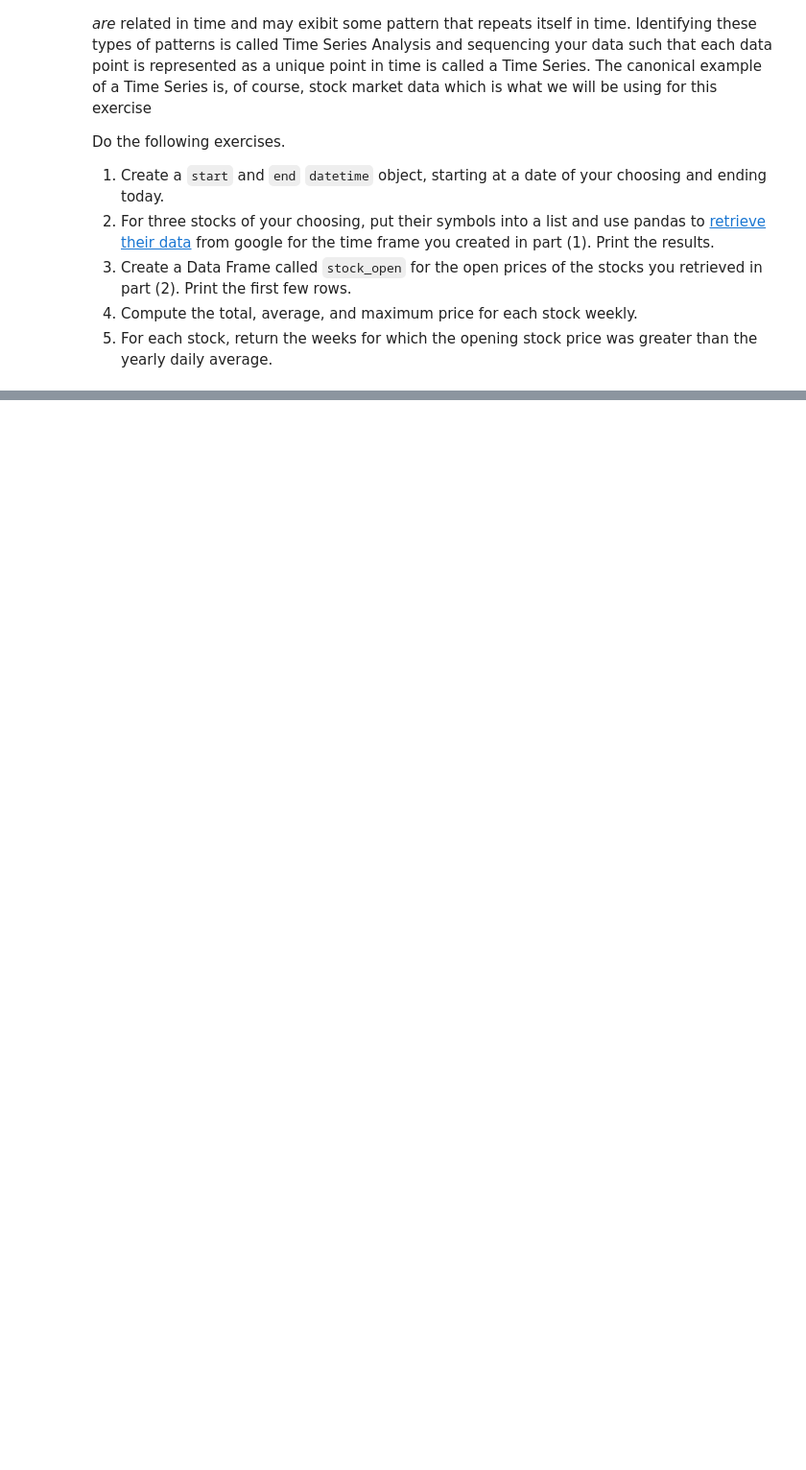
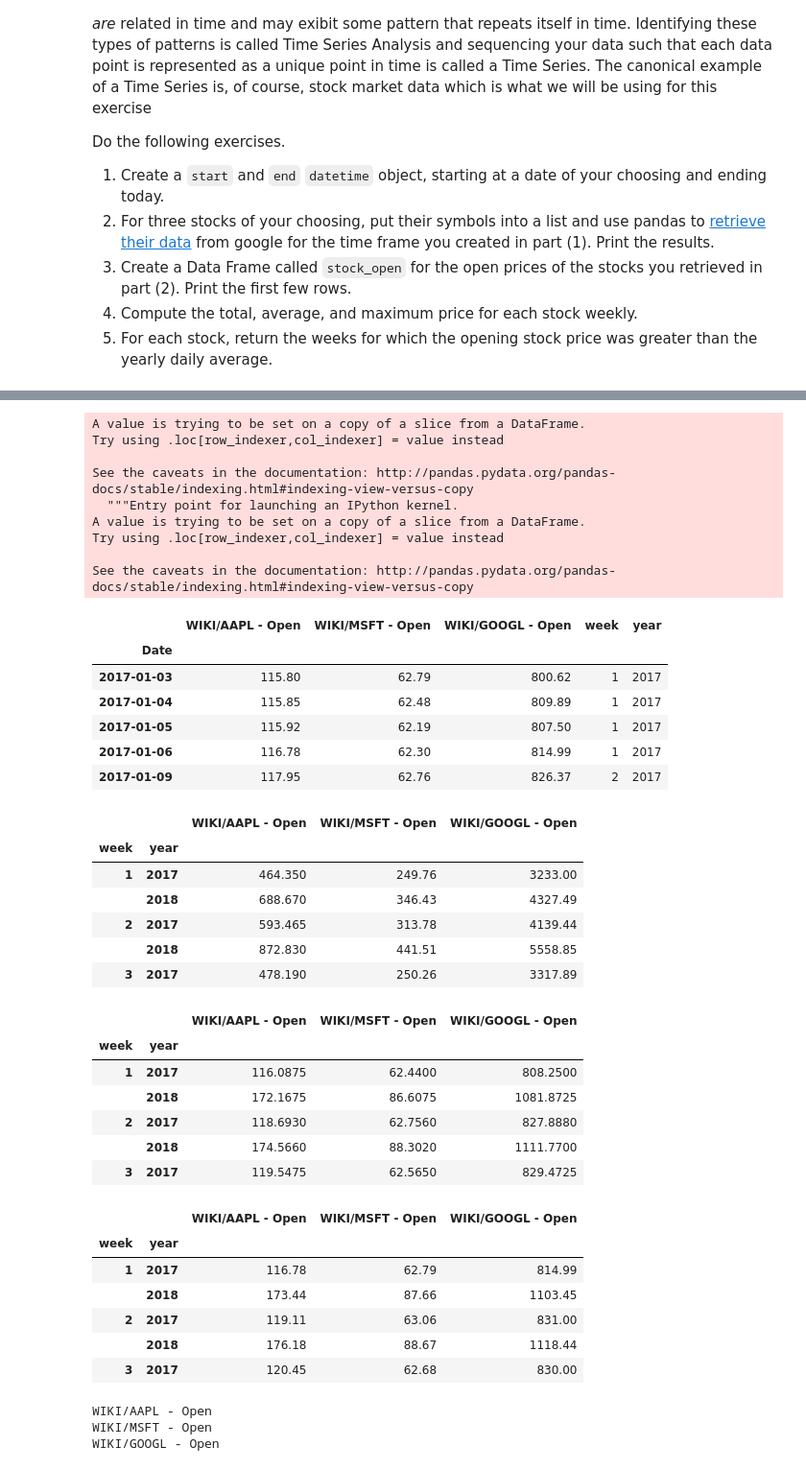
Before and after one commit to mlittle777/K2-scipy-intro, a Jupyter notebook: Pandas-Exercise-ml.ipynb, the cells around one changed output, grey strips where cells are left out. Shown: that part at 96% size. Drawn from its saved outputs; the diff is of its cells as text; code cells hidden in the pictures; blank space fills up the shorter version.

```diff
--- a/Pandas-Exercise-ml.ipynb
+++ b/Pandas-Exercise-ml.ipynb
@@ -851,0 +857,3 @@ NameError: name 'stock_data' is not defined
+# %%
+stock_open = f[["WIKI/AAPL - Open", "WIKI/MSFT - Open", "WIKI/GOOGL - Open"]]
+stock_open.head()
@@ -852,17 +868,63 @@ NameError: name 'stock_data' is not defined
 # %%
 stock_open['week'] = stock_open.index.week
 stock_open['year'] = stock_open.index.year
+stock_open.head()
 
-stock_weekly_total = stock.open.groupby(['week', 'year']).sum()
+stock_weekly_total = stock_open.groupby(['week', 'year']).sum()
 stock_weekly_total.head()
 
-stock_weekly_total = stock.open.groupby(['week', 'year']).mean()
+stock_weekly_total = stock_open.groupby(['week', 'year']).mean()
 stock_weekly_total.head()
 
-stock_weekly_total = stock.open.groupby(['week', 'year']).max()
+stock_weekly_total = stock_open.groupby(['week', 'year']).max()
 stock_weekly_total.head()
 
 good_weeks =[]
 for st in stocks:
-    avg = stock_open[st].mean()
-    good_weeks.append(stock_open[st])[stock_open[st] > avg])
+    stcol = st + ' - Open'
+    print(stcol)
+    avg = stock_open[stcol].mean()
+    good_weeks.append(stock_open[stcol][stock_open[stcol] > avg])
+
+good_weeks
+# %% [output]
+A value is trying to be set on a copy of a slice from a DataFrame.
+Try using .loc[row_indexer,col_indexer] = value instead
+
+See the caveats in the documentation: http://pandas.pydata.org/pandas-docs/stable/indexing.html#indexing-view-versus-copy
+  """Entry point for launching an IPython kernel.
+A value is trying to be set on a copy of a slice from a DataFrame.
+Try using .loc[row_indexer,col_indexer] = value instead
+
+See the caveats in the documentation: http://pandas.pydata.org/pandas-docs/stable/indexing.html#indexing-view-versus-copy
+|  | WIKI/AAPL - Open | WIKI/MSFT - Open | WIKI/GOOGL - Open | week | year |
+| Date |  |  |  |  |  |
+| 2017-01-03 | 115.80 | 62.79 | 800.62 | 1 | 2017 |
+| 2017-01-04 | 115.85 | 62.48 | 809.89 | 1 | 2017 |
+| 2017-01-05 | 115.92 | 62.19 | 807.50 | 1 | 2017 |
+| 2017-01-06 | 116.78 | 62.30 | 814.99 | 1 | 2017 |
+| 2017-01-09 | 117.95 | 62.76 | 826.37 | 2 | 2017 |
+|  |  | WIKI/AAPL - Open | WIKI/MSFT - Open | WIKI/GOOGL - Open |
+| week | year |  |  |  |
+| 1 | 2017 | 464.350 | 249.76 | 3233.00 |
+|  | 2018 | 688.670 | 346.43 | 4327.49 |
+| 2 | 2017 | 593.465 | 313.78 | 4139.44 |
+|  | 2018 | 872.830 | 441.51 | 5558.85 |
+| 3 | 2017 | 478.190 | 250.26 | 3317.89 |
+|  |  | WIKI/AAPL - Open | WIKI/MSFT - Open | WIKI/GOOGL - Open |
+| week | year |  |  |  |
+| 1 | 2017 | 116.0875 | 62.4400 | 808.2500 |
+|  | 2018 | 172.1675 | 86.6075 | 1081.8725 |
+| 2 | 2017 | 118.6930 | 62.7560 | 827.8880 |
+|  | 2018 | 174.5660 | 88.3020 | 1111.7700 |
+| 3 | 2017 | 119.5475 | 62.5650 | 829.4725 |
+|  |  | WIKI/AAPL - Open | WIKI/MSFT - Open | WIKI/GOOGL - Open |
+| week | year |  |  |  |
+| 1 | 2017 | 116.78 | 62.79 | 814.99 |
+|  | 2018 | 173.44 | 87.66 | 1103.45 |
+| 2 | 2017 | 119.11 | 63.06 | 831.00 |
+|  | 2018 | 176.18 | 88.67 | 1118.44 |
+| 3 | 2017 | 120.45 | 62.68 | 830.00 |
+WIKI/AAPL - Open
+WIKI/MSFT - Open
+WIKI/GOOGL - Open
```
Also changed, not shown: parts of 5 cells of this notebook.
